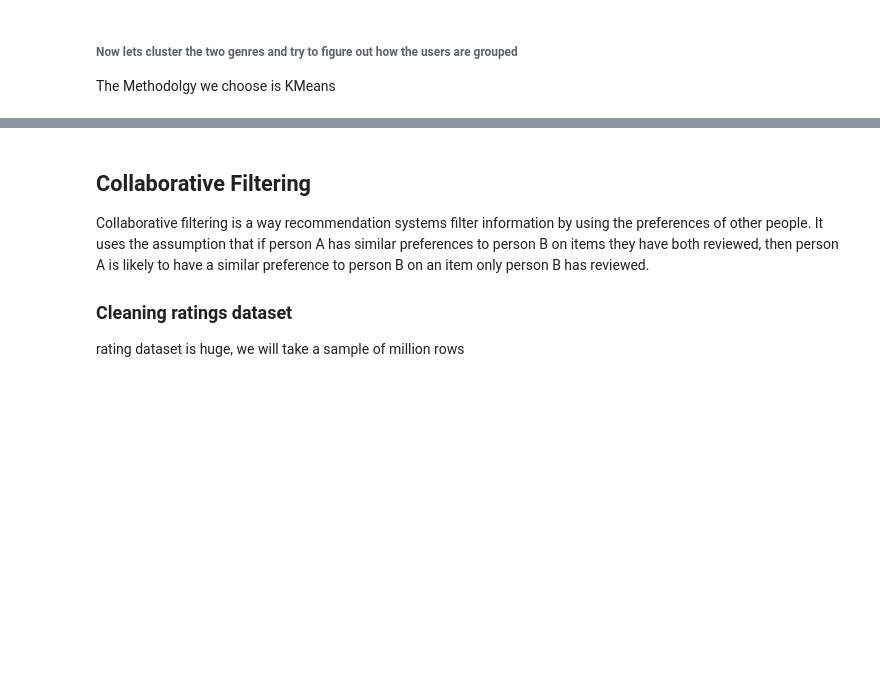
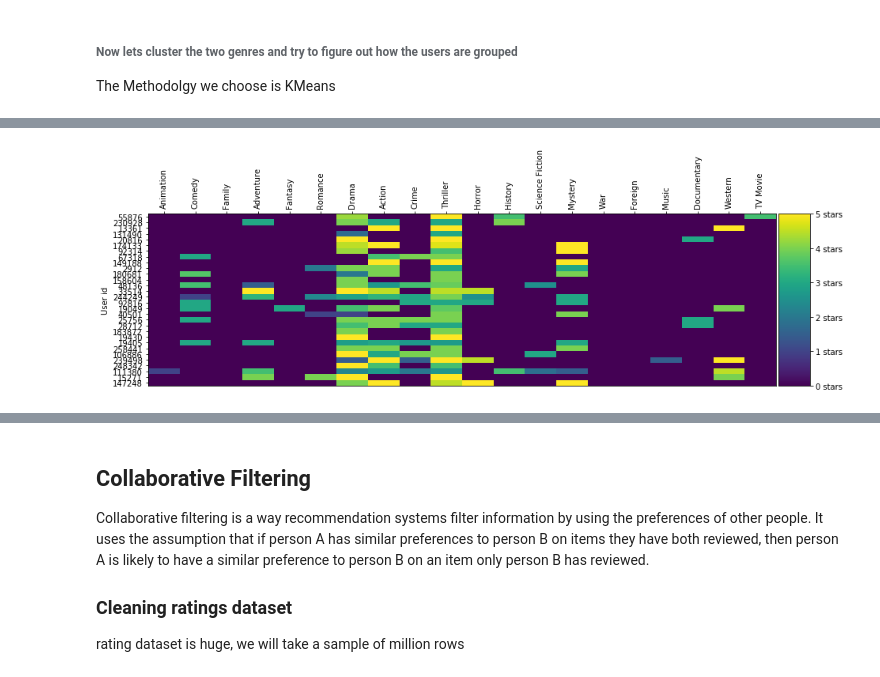
Before and after one commit to ronka/movie-recommendation-notebook, a Jupyter notebook: final_project.ipynb, the cells around one changed output, grey strips where cells are left out. Drawn from its saved outputs; the diff is of its cells as text; code cells hidden in the pictures; blank space fills up the shorter version.

```diff
--- a/final_project.ipynb
+++ b/final_project.ipynb
@@ -572,0 +639,6 @@ plt.scatter(comedy_adven_df['Adventure'],comedy_adven_df['Comedy'],c=predictions
+# %%
+first_group = clustered[clustered['group']==6]  # 1
+first_group.drop(columns=['group'],inplace=True)
+draw_hm(first_group.head(30))
+# %% [output]
+[figure, added]
```
Also changed, not shown: parts of 20 cells of this notebook.
